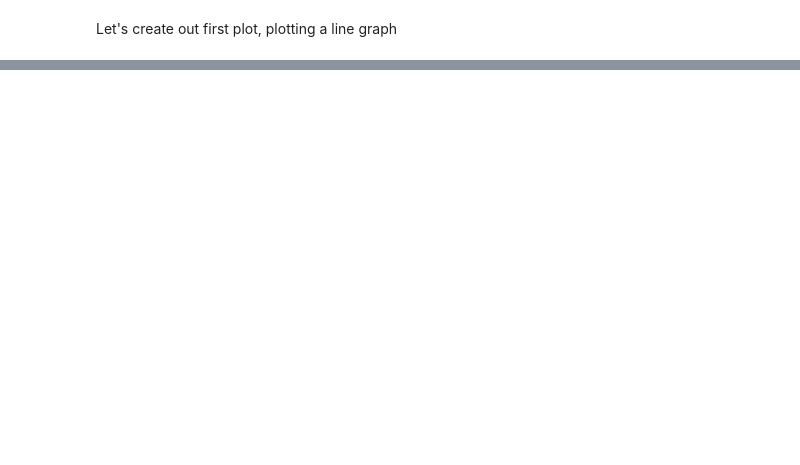
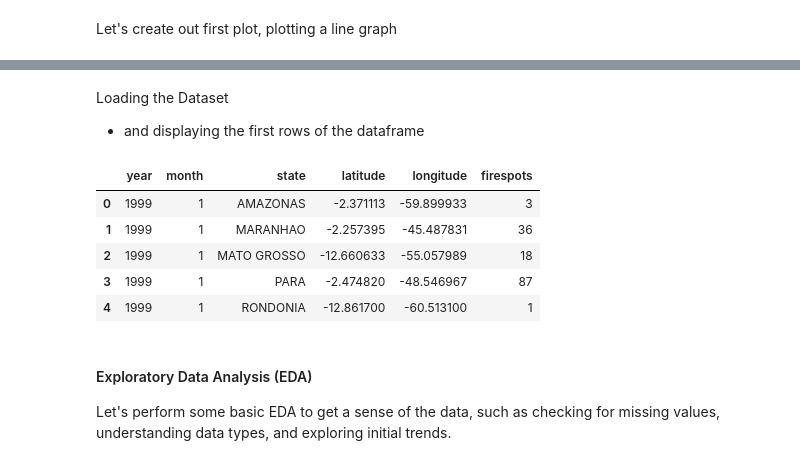
Before and after one commit to peckham-daz/24-intro-to-data-science, a Jupyter notebook: session08/data_analysis.ipynb, the cells around one changed output, grey strips where cells are left out. Saved outputs shown, nothing was run; the diff lists cells and outputs as text; code cells hidden in the pictures; blank space fills up the shorter version.

```diff
--- a/session08/data_analysis.ipynb
+++ b/session08/data_analysis.ipynb
@@ -279,0 +425,22 @@ Let's create out first plot, plotting a line graph
+# %% [markdown]
+Loading the Dataset
+- and displaying the first rows of the dataframe
+# %%
+# import pandas as pd
+
+#loading the dataset
+df = pd.read_csv('brazilian_amazon_fires_1999_2019.csv')
+
+#display the first few rows of the dataframe to understand its structure
+df.head()
+# %% [output]
+|  | year | month | state | latitude | longitude | firespots |
+| 0 | 1999 | 1 | AMAZONAS | -2.371113 | -59.899933 | 3 |
+| 1 | 1999 | 1 | MARANHAO | -2.257395 | -45.487831 | 36 |
+| 2 | 1999 | 1 | MATO GROSSO | -12.660633 | -55.057989 | 18 |
+| 3 | 1999 | 1 | PARA | -2.474820 | -48.546967 | 87 |
+| 4 | 1999 | 1 | RONDONIA | -12.861700 | -60.513100 | 1 |
+# %% [markdown]
+#### Exploratory Data Analysis (EDA)
+
+Let's perform some basic EDA to get a sense of the data, such as checking for missing values, understanding data types, and exploring initial trends.
```
Also changed, not shown: parts of 21 cells of this notebook, 1 other file.
